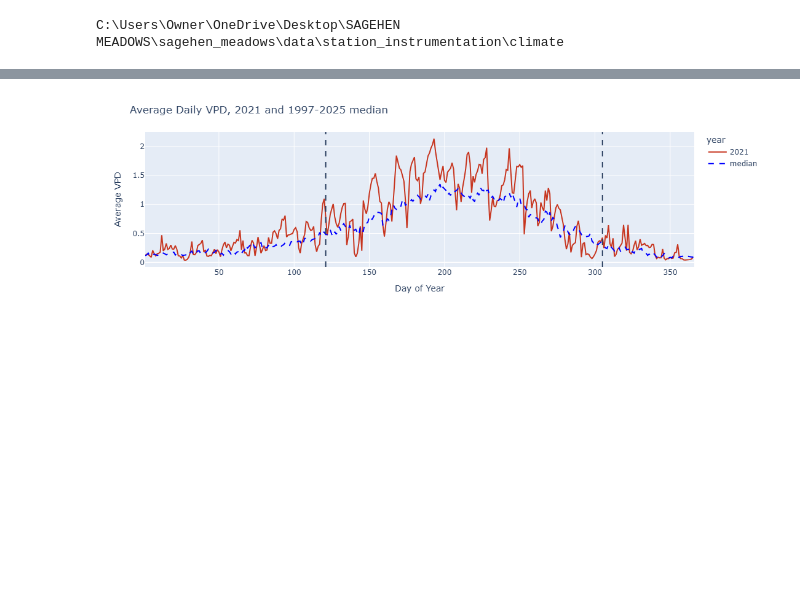
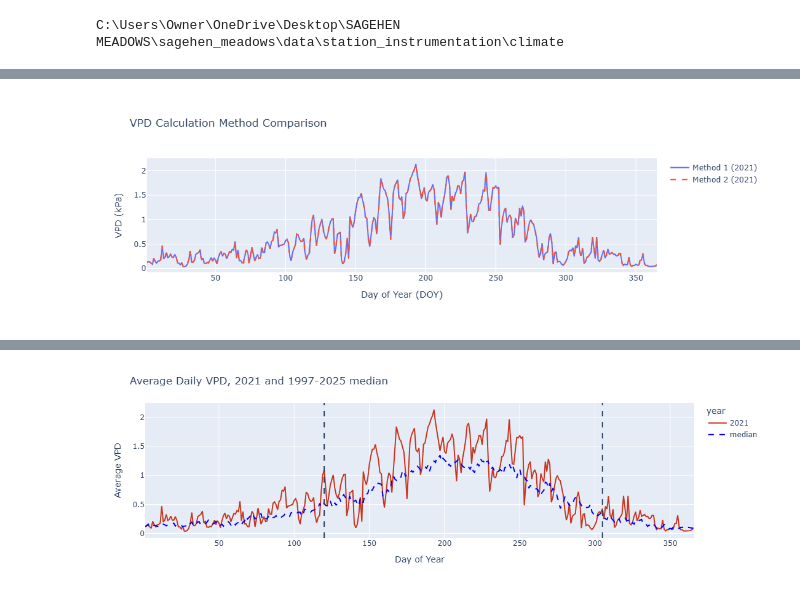
Before and after one commit to jnatali/sagehen_meadows, a Jupyter notebook: scripts/climate/VPD_long_term_analysis.ipynb, the cells around one changed output, grey strips where cells are left out. Cells and saved outputs as stored; diff of their text form; code cells hidden in the pictures; blank space fills up the shorter version.

```diff
--- a/scripts/climate/VPD_long_term_analysis.ipynb
+++ b/scripts/climate/VPD_long_term_analysis.ipynb
@@ -208,0 +139,8 @@ weather_2020.head()
+# %%
+### Harmonize to 1-hour resolution
+weather_full_harmonized = (weather_full
+                           .groupby(weather_full['datetime'].apply(lambda val: val.strftime('%Y/%m/%d %H')), as_index=False)
+                           .agg(mean_T=("mean_T", "mean"), mean_RH=("mean_RH", "mean"))
+                          )
+weather_full_harmonized['datetime'] = pd.to_datetime(weather_full_harmonized['datetime'], format='%Y/%m/%d %H')
+weather_full_harmonized
@@ -209 +161,56 @@ weather_2020.head()
+# %%
+### Transformations of full dataset
+weather_full_non_harmonized = weather_full.copy()
+weather_full_non_harmonized['vpd'] = calculate_VPD_series(weather_full_non_harmonized, 'mean_T', 'mean_RH')
+weather_full_non_harmonized = weather_full_non_harmonized[weather_full_non_harmonized['vpd'] >= 0] # Remove faulty observations, which occur when observed RH > 100
+# %%
+weather_full_harmonized['vpd'] = calculate_VPD_series(weather_full_harmonized, 'mean_T', 'mean_RH')
+weather_full_harmonized = weather_full_harmonized[weather_full_harmonized['vpd'] >= 0]
+# %%
+grouped_vpd_non_harmonized = group_column_by_date(weather_full_non_harmonized, agg_column='vpd')
+grouped_vpd_harmonized = group_column_by_date(weather_full_harmonized, agg_column='vpd')
+# %%
+# 1. Specify the years you want to subset
+selected_years = [2021]
+df1 = grouped_vpd_non_harmonized
+df2 = grouped_vpd_harmonized
+
+# 2. Filter both DataFrames
+df1_sub = df1[df1['year'].isin(selected_years)]
+df2_sub = df2[df2['year'].isin(selected_years)]
+
+fig = go.Figure()
+
+# 3. Add traces for each method per year
+for yr in selected_years:
+    # Method 1 trace
+    d1 = df1_sub[df1_sub['year'] == yr]
+    fig.add_trace(go.Scatter(
+        x=d1['DOY'],
+        y=d1['avg_val'],
+        mode='lines',
+        name=f'Method 1 ({yr})',
+        line=dict(dash='solid')
+    ))
+
+    # Method 2 trace
+    d2 = df2_sub[df2_sub['year'] == yr]
+    fig.add_trace(go.Scatter(
+        x=d2['DOY'],
+        y=d2['avg_val'],
+        mode='lines',
+        name=f'Method 2 ({yr})',
+        line=dict(dash='dash')
+    ))
+
+fig.update_layout(
+    xaxis_title='Day of Year (DOY)',
+    yaxis_title='VPD (kPa)',
+    title='VPD Calculation Method Comparison',
+    hovermode='x unified'
+)
+
+fig.show()
+# %% [output]
+[figure, added]
 # %%
```
Also changed, not shown: parts of 25 cells of this notebook, 1 other file.
